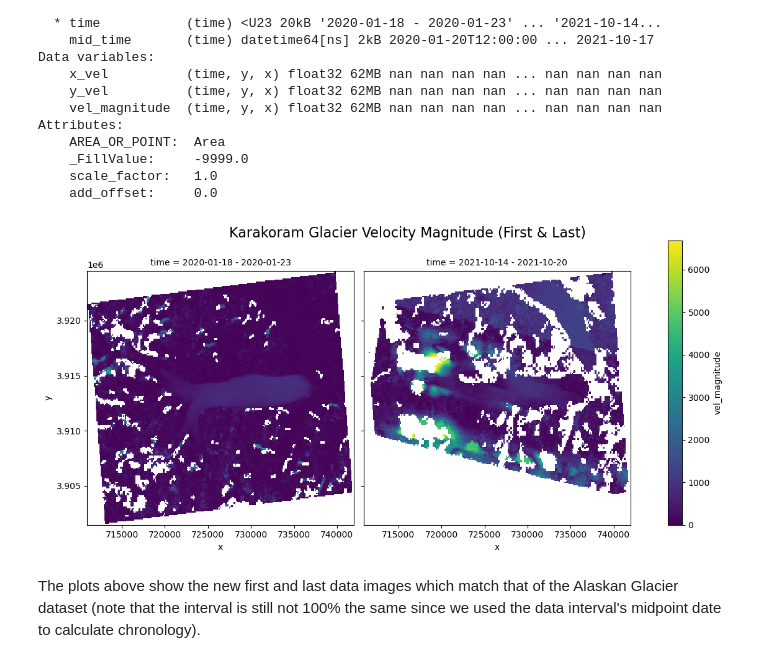
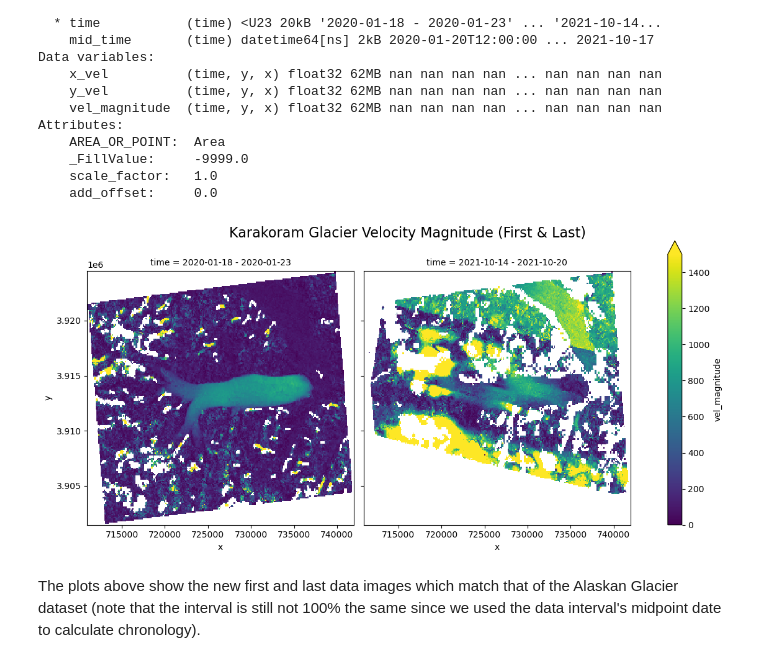
Before and after one commit to UCB-stat-159-f25/final-group06, a Jupyter notebook: karakoram_analysis.ipynb, the cells around one changed output. Saved outputs shown, nothing was run; the diff lists cells and outputs as text; code cells hidden in the pictures.

```diff
--- a/karakoram_analysis.ipynb
+++ b/karakoram_analysis.ipynb
@@ -50,15 +50,15 @@ Attributes:
 # %%
 K_subset = trimmed.isel(time=[0, -1])
 
-p = K_subset.vel_magnitude.plot(col="time", col_wrap=2, figsize=(12, 5.5))
+p = K_subset.vel_magnitude.plot(col="time", col_wrap=2, figsize=(12, 5.5), vmax=1500)
 p.fig.suptitle("Karakoram Glacier Velocity Magnitude (First & Last)", fontsize=16)
 p.fig.subplots_adjust(top=0.85, right=0.8)
 
 os.makedirs("figures", exist_ok=True)
 p.fig.savefig("figures/K_firstandlast.png")
 plt.show()
 # %% [output]
-[figure, old version]
+[figure, new version]
 # %% [markdown]
 The plots above show the new first and last data images which match that of the Alaskan Glacier dataset (note that the interval is still not 100% the same since we used the data interval's midpoint date to calculate chronology).
 # %%
```
Also changed, not shown: parts of 6 cells of this notebook, 7 other files.
